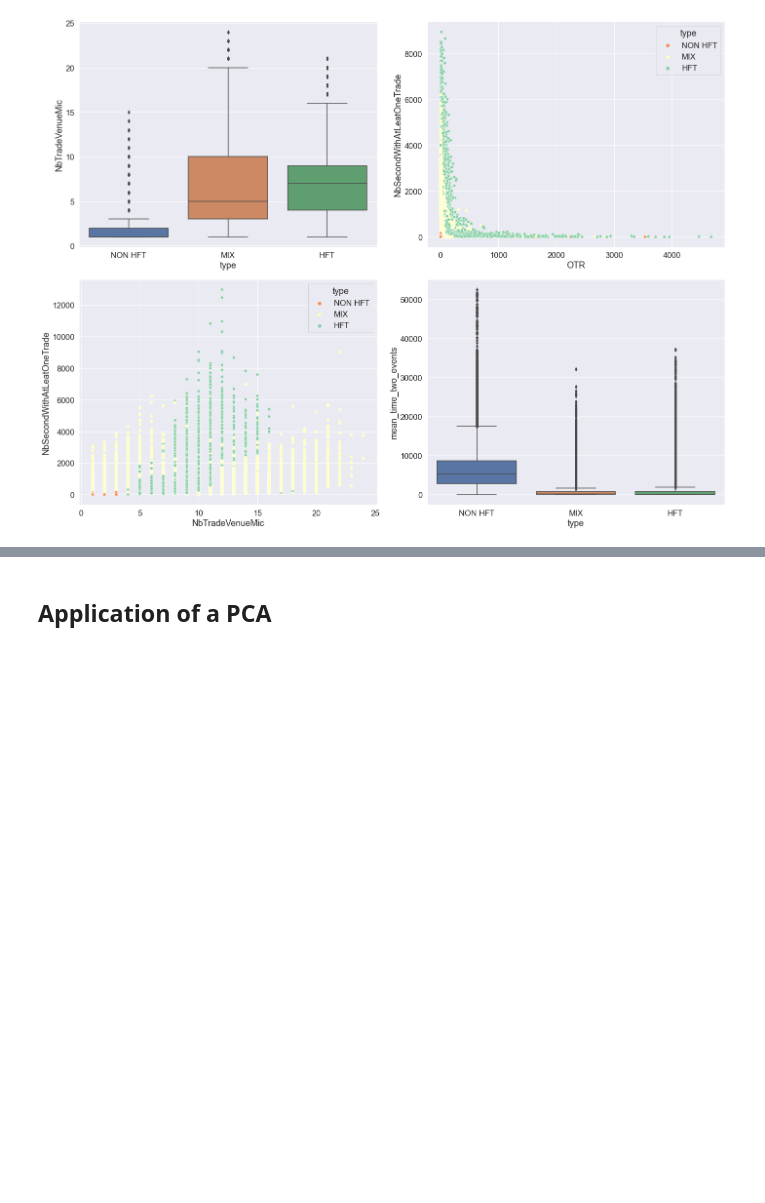
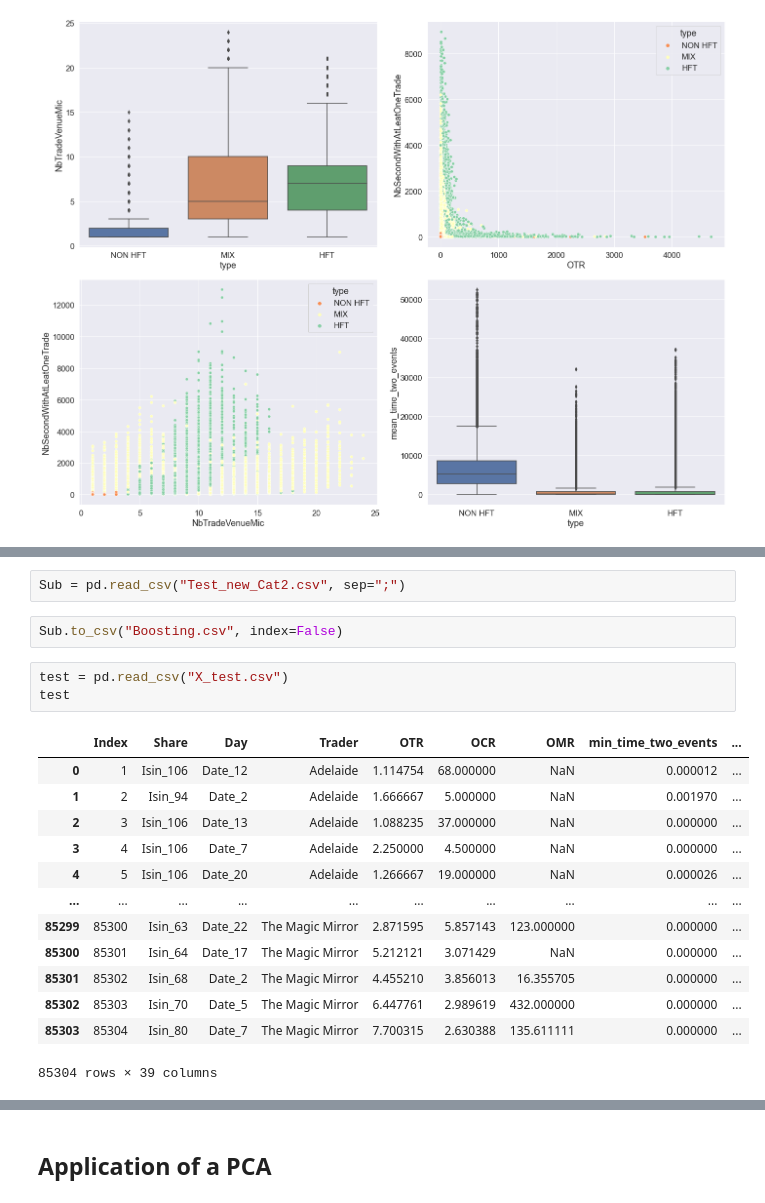
Before and after one commit to HippolyteGuigon/Machine-Learning-II-project, a Jupyter notebook: Version propre.ipynb, the cells around one changed output, grey strips where cells are left out. Cells and saved outputs as stored; diff of their text form; blank space fills up the shorter version.

```diff
--- a/Version propre.ipynb
+++ b/Version propre.ipynb
@@ -207,0 +278,21 @@ print(a, np.mean(a))
+# %%
+Sub = pd.read_csv("Test_new_Cat2.csv", sep=";")
+# %%
+Sub.to_csv("Boosting.csv", index=False)
+# %%
+test = pd.read_csv("X_test.csv")
+test
+# %% [output]
+|  | Index | Share | Day | Trader | OTR | OCR | OMR | min_time_two_events | ... |
+| 0 | 1 | Isin_106 | Date_12 | Adelaide | 1.114754 | 68.000000 | NaN | 0.000012 | ... |
+| 1 | 2 | Isin_94 | Date_2 | Adelaide | 1.666667 | 5.000000 | NaN | 0.001970 | ... |
+| 2 | 3 | Isin_106 | Date_13 | Adelaide | 1.088235 | 37.000000 | NaN | 0.000000 | ... |
+| 3 | 4 | Isin_106 | Date_7 | Adelaide | 2.250000 | 4.500000 | NaN | 0.000000 | ... |
+| 4 | 5 | Isin_106 | Date_20 | Adelaide | 1.266667 | 19.000000 | NaN | 0.000026 | ... |
+| ... | ... | ... | ... | ... | ... | ... | ... | ... | ... |
+| 85299 | 85300 | Isin_63 | Date_22 | The Magic Mirror | 2.871595 | 5.857143 | 123.000000 | 0.000000 | ... |
+| 85300 | 85301 | Isin_64 | Date_17 | The Magic Mirror | 5.212121 | 3.071429 | NaN | 0.000000 | ... |
+| 85301 | 85302 | Isin_68 | Date_2 | The Magic Mirror | 4.455210 | 3.856013 | 16.355705 | 0.000000 | ... |
+| 85302 | 85303 | Isin_70 | Date_5 | The Magic Mirror | 6.447761 | 2.989619 | 432.000000 | 0.000000 | ... |
+| 85303 | 85304 | Isin_80 | Date_7 | The Magic Mirror | 7.700315 | 2.630388 | 135.611111 | 0.000000 | ... |
+85304 rows × 39 columns
```
Also changed, not shown: parts of 40 cells of this notebook, 8 other files.
